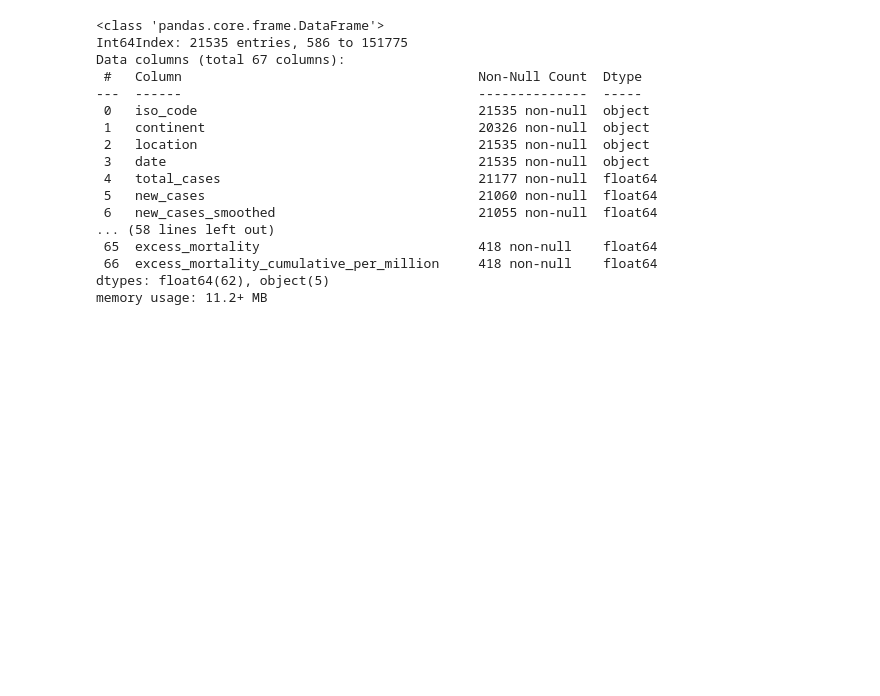
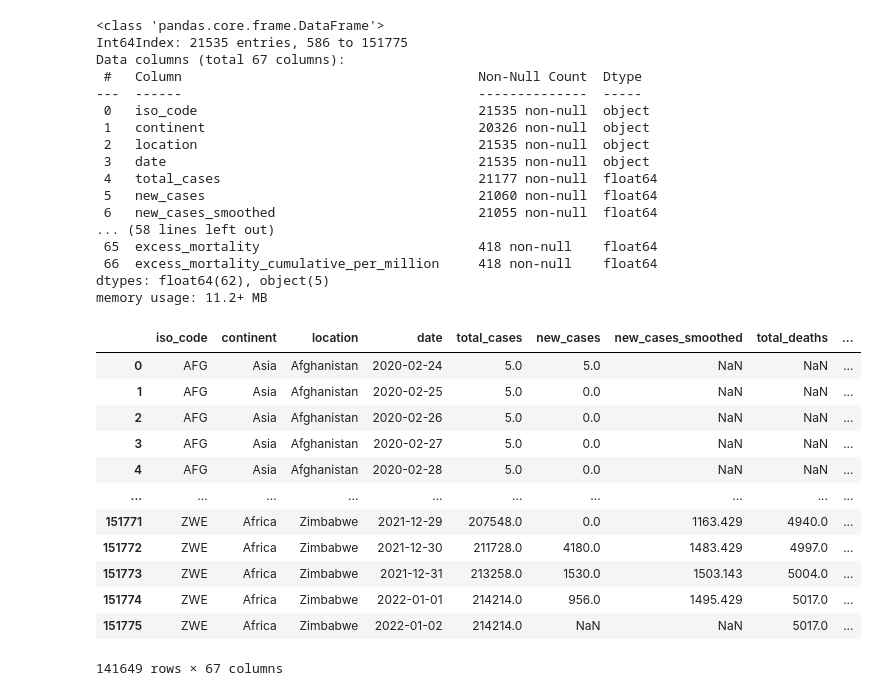
Before and after one commit to RobC30/COVID-Risk-Analysis, a Jupyter notebook: COVID_Start_Jupyter_Notebook.ipynb, the cells around one changed output. Saved outputs shown, nothing was run; the diff lists cells and outputs as text; code cells hidden in the pictures; blank space fills up the shorter version.

Commit message:
cleaned up ISO codes

```diff
--- a/COVID_Start_Jupyter_Notebook.ipynb
+++ b/COVID_Start_Jupyter_Notebook.ipynb
@@ -103,3 +109,20 @@ Data columns (total 67 columns):
  66  excess_mortality_cumulative_per_million     418 non-null    float64
 dtypes: float64(62), object(5)
 memory usage: 11.2+ MB
+# %%
+Iso_Cleaned_df = raw_covid_df[~raw_covid_df['iso_code'].astype(str).str.startswith('OWID')]
+Iso_Cleaned_df
+# %% [output]
+|  | iso_code | continent | location | date | total_cases | new_cases | new_cases_smoothed | total_deaths | ... |
+| 0 | AFG | Asia | Afghanistan | 2020-02-24 | 5.0 | 5.0 | NaN | NaN | ... |
+| 1 | AFG | Asia | Afghanistan | 2020-02-25 | 5.0 | 0.0 | NaN | NaN | ... |
+| 2 | AFG | Asia | Afghanistan | 2020-02-26 | 5.0 | 0.0 | NaN | NaN | ... |
+| 3 | AFG | Asia | Afghanistan | 2020-02-27 | 5.0 | 0.0 | NaN | NaN | ... |
+| 4 | AFG | Asia | Afghanistan | 2020-02-28 | 5.0 | 0.0 | NaN | NaN | ... |
+| ... | ... | ... | ... | ... | ... | ... | ... | ... | ... |
+| 151771 | ZWE | Africa | Zimbabwe | 2021-12-29 | 207548.0 | 0.0 | 1163.429 | 4940.0 | ... |
+| 151772 | ZWE | Africa | Zimbabwe | 2021-12-30 | 211728.0 | 4180.0 | 1483.429 | 4997.0 | ... |
+| 151773 | ZWE | Africa | Zimbabwe | 2021-12-31 | 213258.0 | 1530.0 | 1503.143 | 5004.0 | ... |
+| 151774 | ZWE | Africa | Zimbabwe | 2022-01-01 | 214214.0 | 956.0 | 1495.429 | 5017.0 | ... |
+| 151775 | ZWE | Africa | Zimbabwe | 2022-01-02 | 214214.0 | NaN | NaN | 5017.0 | ... |
+141649 rows × 67 columns
```
Also changed, not shown: parts of 1 cell of this notebook.
